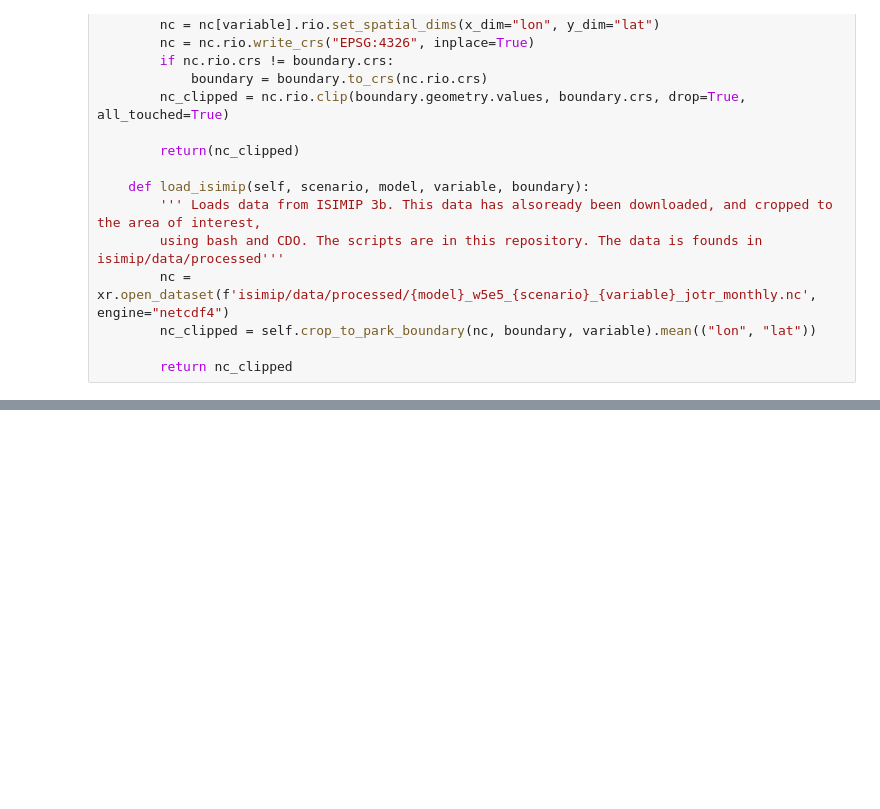
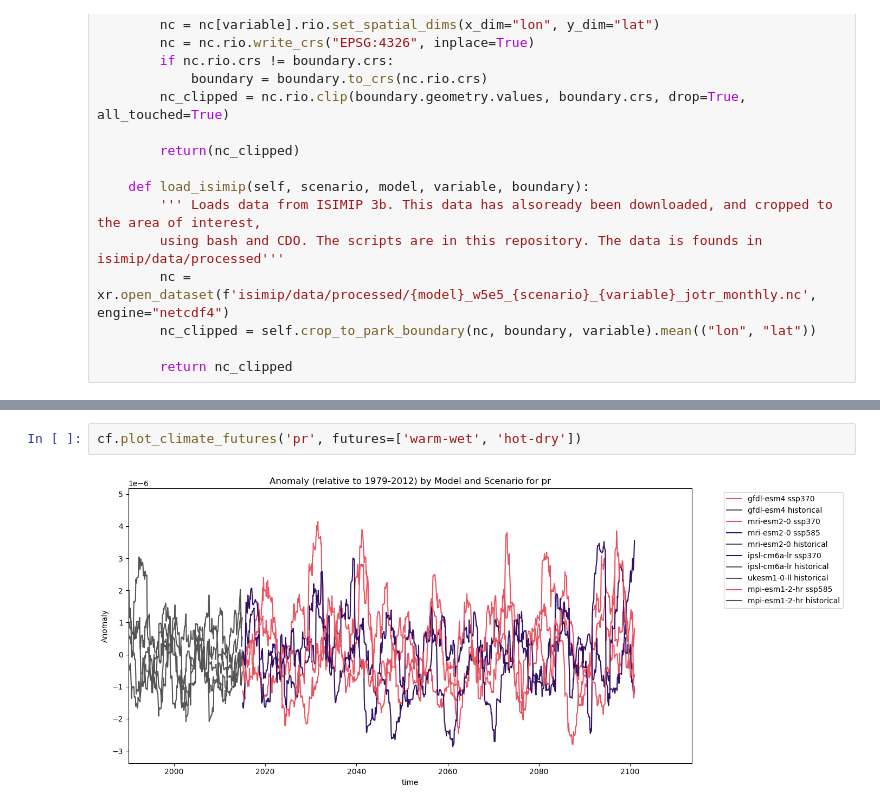
Before and after one commit to SchmidtDSE/climate_futures, a Jupyter notebook: climate_futures_class.ipynb, the cells around one changed output, grey strips where cells are left out. Cells and saved outputs as stored; diff of their text form; blank space fills up the shorter version.

```diff
--- a/climate_futures_class.ipynb
+++ b/climate_futures_class.ipynb
@@ -361,0 +324,4 @@ cf.plot_quadrants_plotnine()
+# %%
+cf.plot_climate_futures('pr', futures=['warm-wet', 'hot-dry'])
+# %% [output]
+[figure, added]
```
Also changed, not shown: parts of 3 cells of this notebook, 3 other files.
